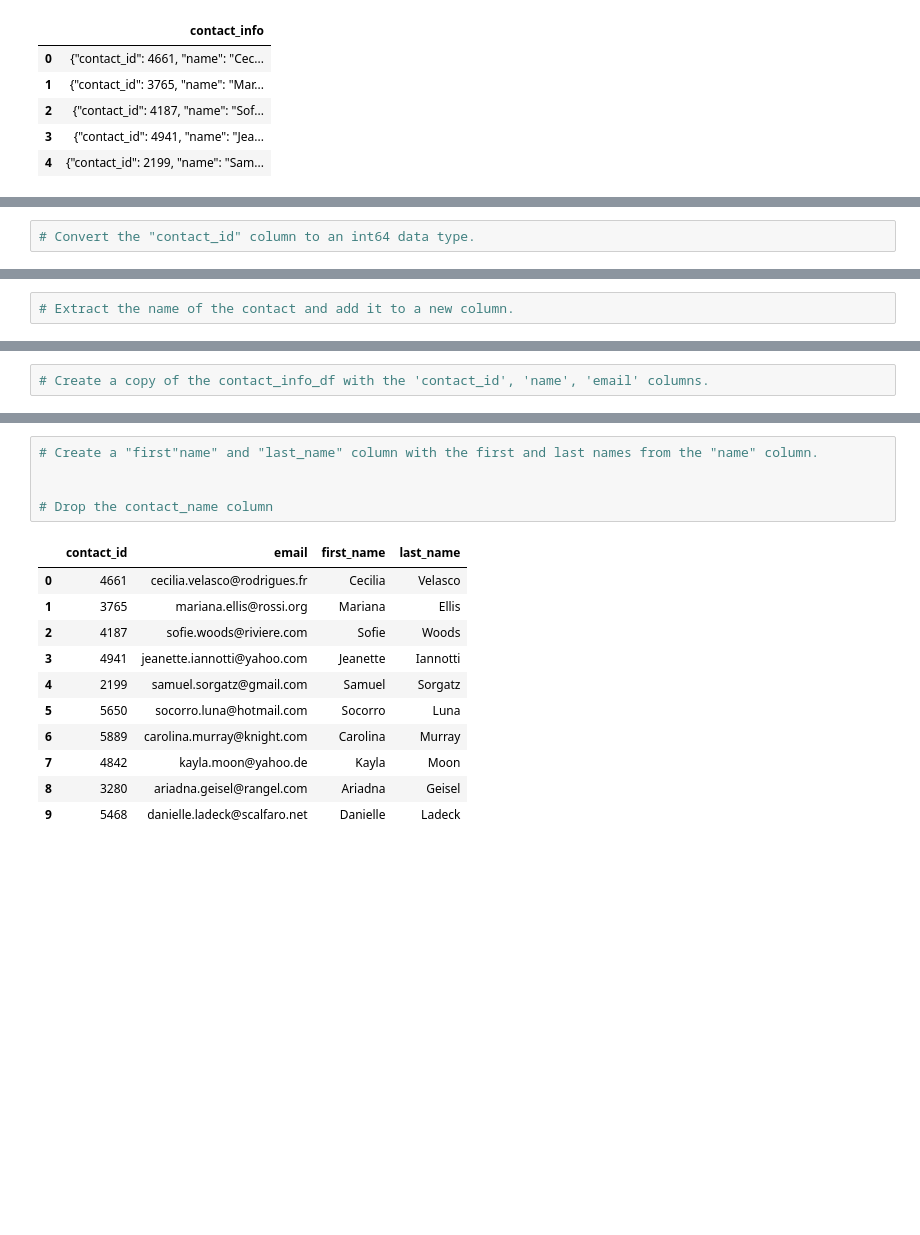
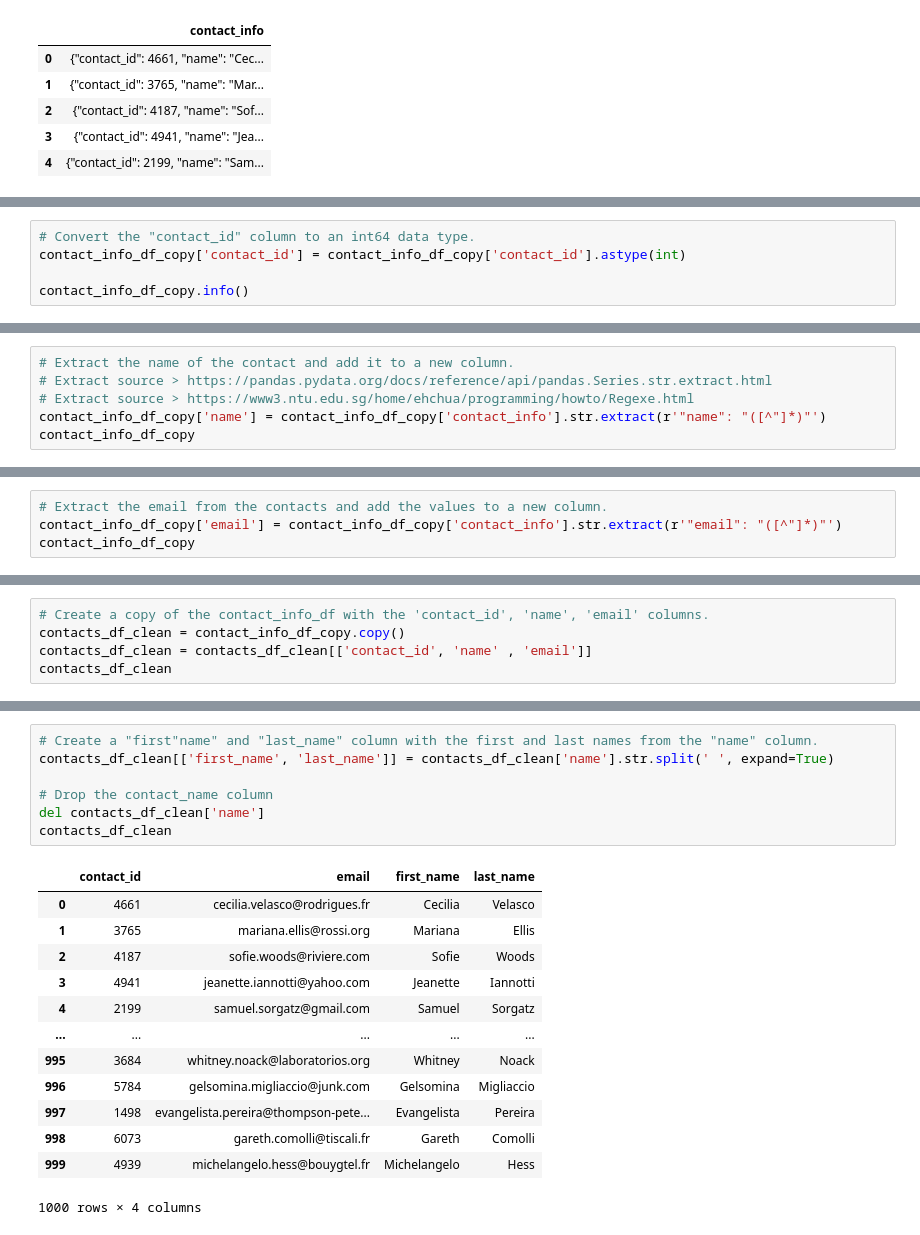
Before and after one commit to daniellemdanis/ETL_Mini_Project, a Jupyter notebook: ETL_Mini_Project_Starter_Code.ipynb, the cells around one changed output, grey strips where cells are left out. Cells and saved outputs as stored; diff of their text form; blank space fills up the shorter version.

```diff
--- a/ETL_Mini_Project_Starter_Code.ipynb
+++ b/ETL_Mini_Project_Starter_Code.ipynb
@@ -470,6 +423,9 @@ dtypes: object(2)
 memory usage: 15.8+ KB
 # %%
 # Convert the "contact_id" column to an int64 data type.
+contact_info_df_copy['contact_id'] = contact_info_df_copy['contact_id'].astype(int)
+
+contact_info_df_copy.info()
 # %% [output]
 <class 'pandas.core.frame.DataFrame'>
 RangeIndex: 1000 entries, 0 to 999
@@ -482,0 +439,6 @@ memory usage: 15.8+ KB
+# %%
+# Extract the name of the contact and add it to a new column.
+# Extract source > https://pandas.pydata.org/docs/reference/api/pandas.Series.str.extract.html
+# Extract source > https://www3.ntu.edu.sg/home/ehchua/programming/howto/Regexe.html
+contact_info_df_copy['name'] = contact_info_df_copy['contact_info'].str.extract(r'"name": "([^"]*)"')
+contact_info_df_copy
@@ -483,3 +459,5 @@ memory usage: 15.8+ KB
 # %%
-# Extract the name of the contact and add it to a new column.
+# Extract the email from the contacts and add the values to a new column.
+contact_info_df_copy['email'] = contact_info_df_copy['contact_info'].str.extract(r'"email": "([^"]*)"')
+contact_info_df_copy
 # %% [output]
@@ -511,5 +477,8 @@ memory usage: 15.8+ KB
 # %%
 # Create a copy of the contact_info_df with the 'contact_id', 'name', 'email' columns.
+contacts_df_clean = contact_info_df_copy.copy()
+contacts_df_clean = contacts_df_clean[['contact_id', 'name' , 'email']]
+contacts_df_clean
 # %% [output]
 |  | contact_id | name | email |
 | 0 | 4661 | Cecilia Velasco | cecilia.velasco@rodrigues.fr |
@@ -525,19 +496,23 @@ memory usage: 15.8+ KB
 # %%
 # Create a "first"name" and "last_name" column with the first and last names from the "name" column.
-
+contacts_df_clean[['first_name', 'last_name']] = contacts_df_clean['name'].str.split(' ', expand=True)
 
 # Drop the contact_name column
+del contacts_df_clean['name']
+contacts_df_clean
 # %% [output]
 |  | contact_id | email | first_name | last_name |
 | 0 | 4661 | cecilia.velasco@rodrigues.fr | Cecilia | Velasco |
 | 1 | 3765 | mariana.ellis@rossi.org | Mariana | Ellis |
 | 2 | 4187 | sofie.woods@riviere.com | Sofie | Woods |
 | 3 | 4941 | jeanette.iannotti@yahoo.com | Jeanette | Iannotti |
 | 4 | 2199 | samuel.sorgatz@gmail.com | Samuel | Sorgatz |
-| 5 | 5650 | socorro.luna@hotmail.com | Socorro | Luna |
-| 6 | 5889 | carolina.murray@knight.com | Carolina | Murray |
-| 7 | 4842 | kayla.moon@yahoo.de | Kayla | Moon |
-| 8 | 3280 | ariadna.geisel@rangel.com | Ariadna | Geisel |
-| 9 | 5468 | danielle.ladeck@scalfaro.net | Danielle | Ladeck |
+| ... | ... | ... | ... | ... |
+| 995 | 3684 | whitney.noack@laboratorios.org | Whitney | Noack |
+| 996 | 5784 | gelsomina.migliaccio@junk.com | Gelsomina | Migliaccio |
+| 997 | 1498 | evangelista.pereira@thompson-pete... | Evangelista | Pereira |
+| 998 | 6073 | gareth.comolli@tiscali.fr | Gareth | Comolli |
+| 999 | 4939 | michelangelo.hess@bouygtel.fr | Michelangelo | Hess |
+1000 rows × 4 columns
 # %%
 # Reorder the columns
```
Also changed, not shown: parts of 18 cells of this notebook, 1 other file.
